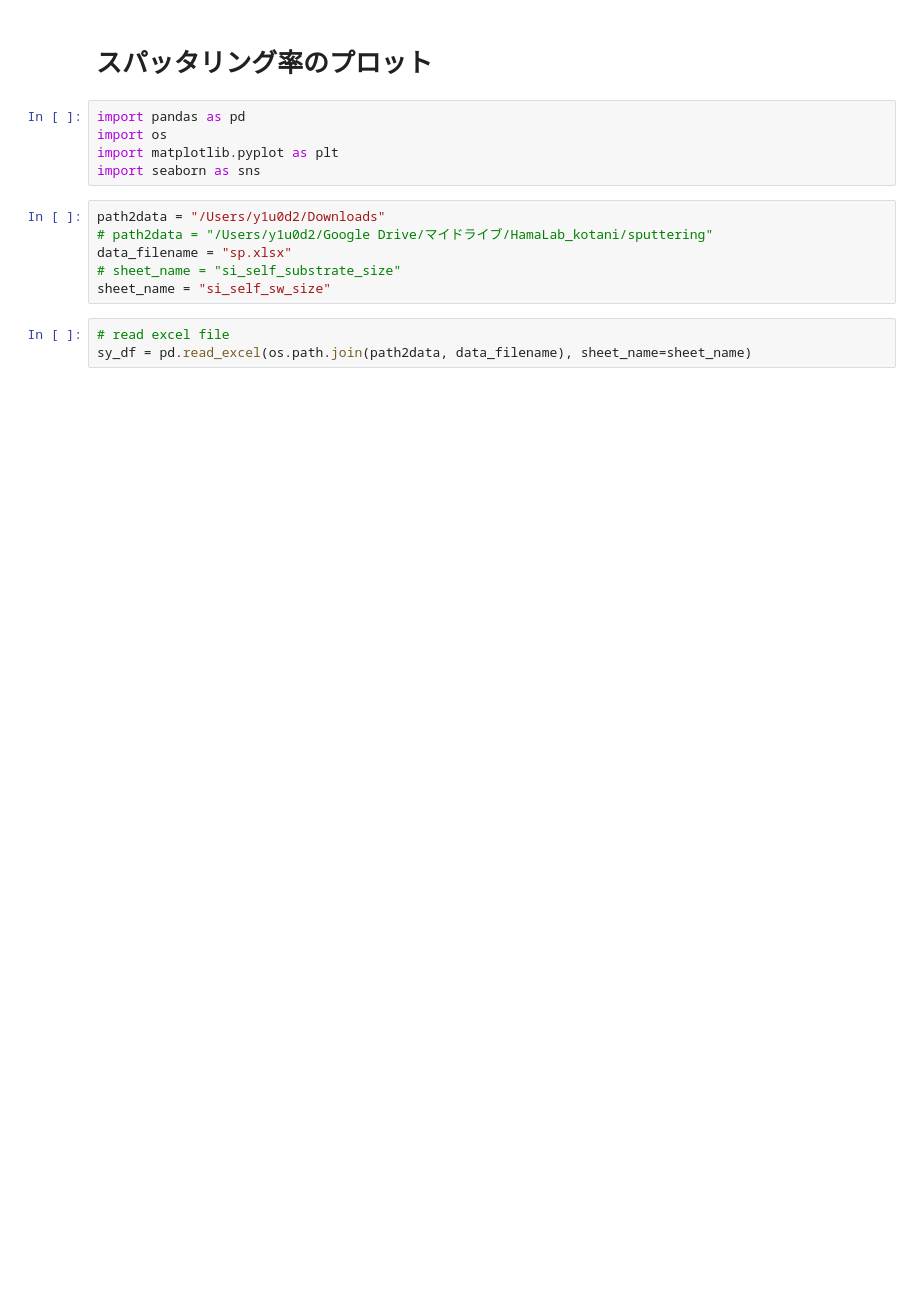
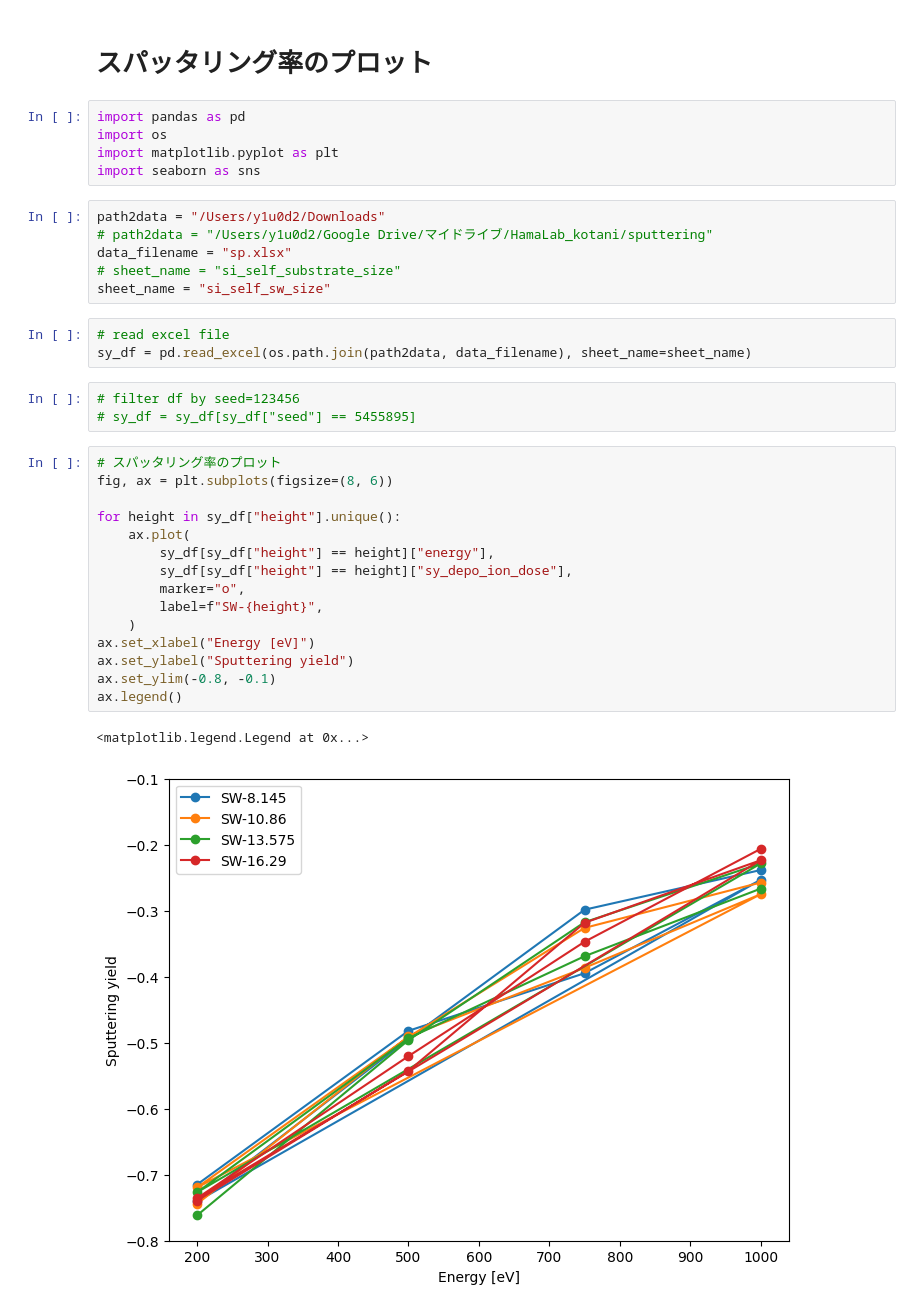
Before and after one commit to y1u0d2a1i/mlp_tools, a Jupyter notebook: notebooks/analyze/plot_SY.ipynb, the cells around one changed output. Saved outputs shown, nothing was run; the diff lists cells and outputs as text; blank space fills up the shorter version.

```diff
--- a/notebooks/analyze/plot_SY.ipynb
+++ b/notebooks/analyze/plot_SY.ipynb
@@ -14,6 +14,27 @@ sheet_name = "si_self_sw_size"
 # %%
 # read excel file
 sy_df = pd.read_excel(os.path.join(path2data, data_filename), sheet_name=sheet_name)
+# %%
+# filter df by seed=123456
+# sy_df = sy_df[sy_df["seed"] == 5455895]
+# %%
+# スパッタリング率のプロット
+fig, ax = plt.subplots(figsize=(8, 6))
+
+for height in sy_df["height"].unique():
+    ax.plot(
+        sy_df[sy_df["height"] == height]["energy"],
+        sy_df[sy_df["height"] == height]["sy_depo_ion_dose"],
+        marker="o",
+        label=f"SW-{height}",
+    )
+ax.set_xlabel("Energy [eV]")
+ax.set_ylabel("Sputtering yield")
+ax.set_ylim(-0.8, -0.1)
+ax.legend()
+# %% [output]
+<matplotlib.legend.Legend at 0x...>
+[figure, added]
 # %%
 sy_df
 # %% [output]
```
Also changed, not shown: parts of 3 cells of this notebook, 6 other files.
